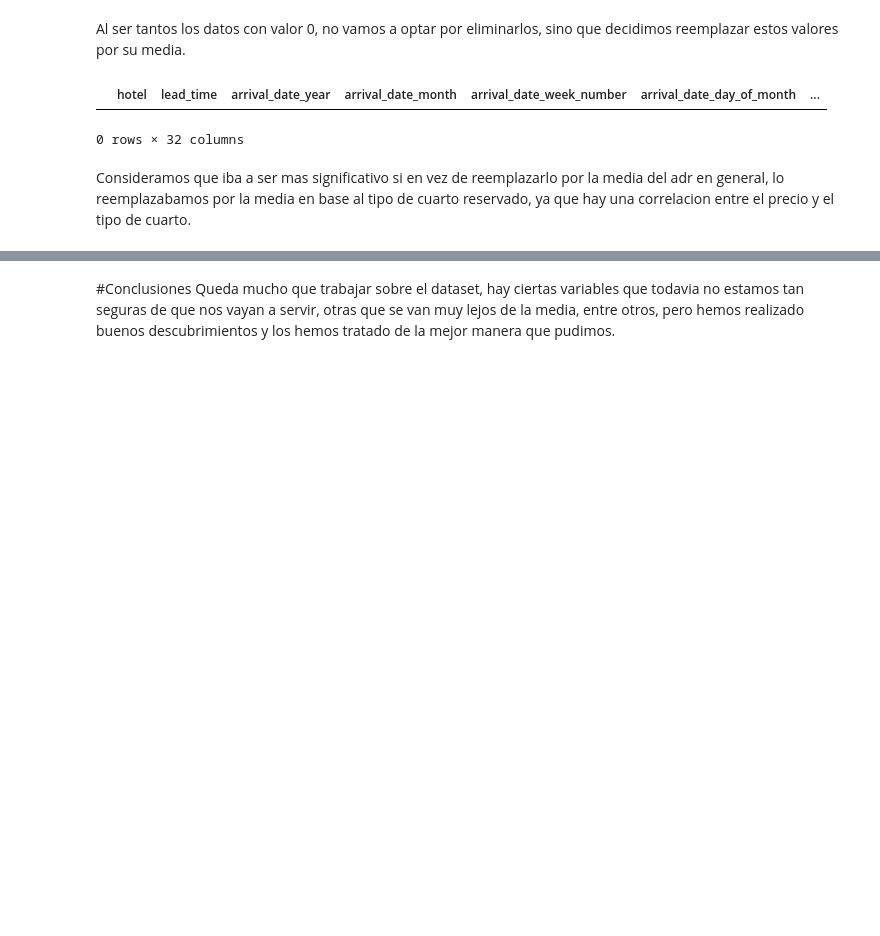
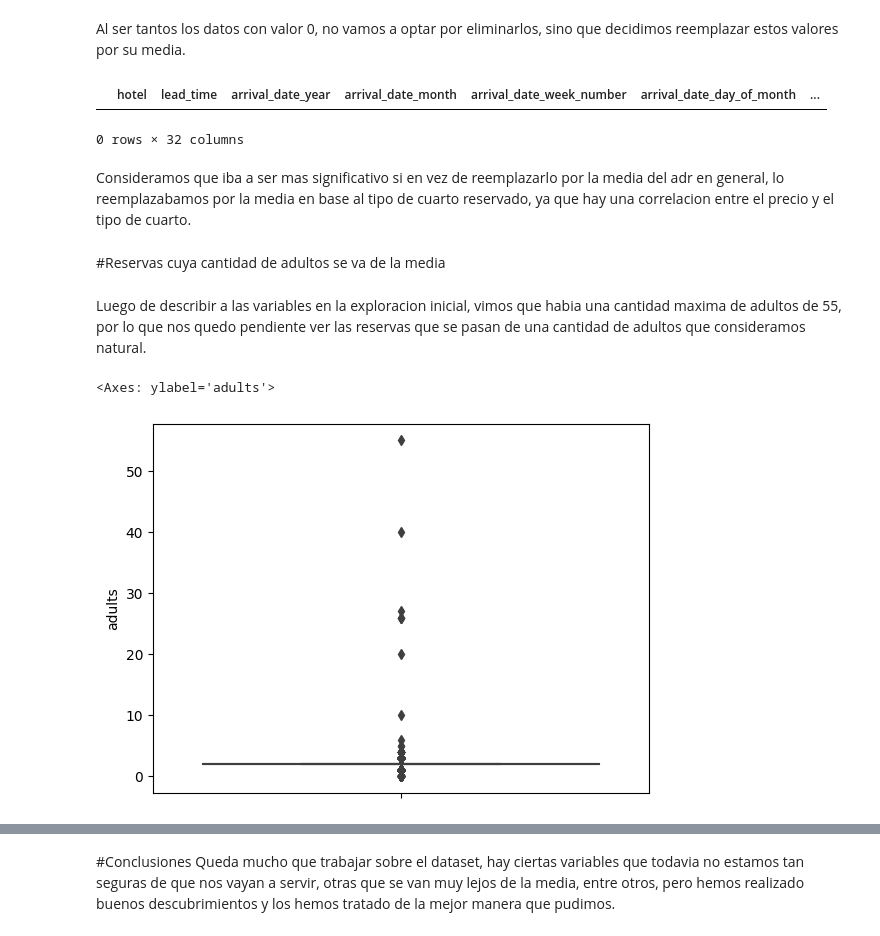
Before and after one commit to noahmasri/trabajo_datos, a Jupyter notebook: 7506R_TP1_GRUPO04_CHP1_ENTREGA.ipynb, the cells around one changed output, grey strips where cells are left out. Drawn from its saved outputs; the diff is of its cells as text; code cells hidden in the pictures; blank space fills up the shorter version.

```diff
--- a/7506R_TP1_GRUPO04_CHP1_ENTREGA.ipynb
+++ b/7506R_TP1_GRUPO04_CHP1_ENTREGA.ipynb
@@ -977,3 +977,12 @@ ds_reservas['adr'] = ds_reservas.groupby('reserved_room_type')['adr'].transform(
 0 rows × 32 columns
 # %% [markdown]
 Consideramos que iba a ser mas significativo si en vez de reemplazarlo por la media del adr en general, lo reemplazabamos por la media en base al tipo de cuarto reservado, ya que hay una correlacion entre el precio y el tipo de cuarto.
+# %% [markdown]
+#Reservas cuya cantidad de adultos se va de la media
+# %% [markdown]
+Luego de describir a las variables en la exploracion inicial, vimos que habia una cantidad maxima de adultos de 55, por lo que nos quedo pendiente ver las reservas que se pasan de una cantidad de adultos que consideramos natural.
+# %%
+sns.boxplot(y=ds_reservas['adults'])
+# %% [output]
+<Axes: ylabel='adults'>
+[figure, added]
```
Also changed, not shown: parts of 4 cells of this notebook.
